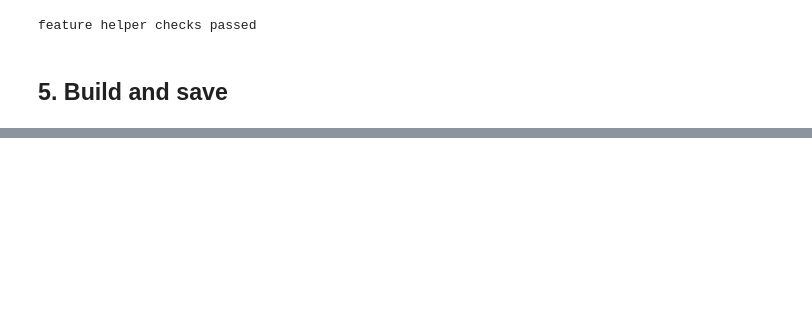
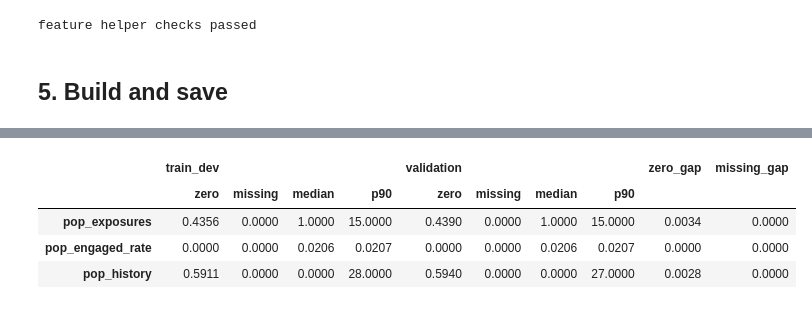
Before and after one commit to liamkunert/BT4222-group17-jdsearch, a Jupyter notebook: notebooks/03_features.ipynb, the cells around one changed output, grey strips where cells are left out. Cells and saved outputs as stored; diff of their text form; code cells hidden in the pictures; blank space fills up the shorter version.

```diff
--- a/notebooks/03_features.ipynb
+++ b/notebooks/03_features.ipynb
@@ -404,0 +450,8 @@ sanity
+# %%
+dist.loc[GROUPS["G2_popularity"]]
+# %% [output]
+|  | train_dev |  |  |  | validation |  |  |  | zero_gap | missing_gap |
+|  | zero | missing | median | p90 | zero | missing | median | p90 |  |  |
+| pop_exposures | 0.4356 | 0.0000 | 1.0000 | 15.0000 | 0.4390 | 0.0000 | 1.0000 | 15.0000 | 0.0034 | 0.0000 |
+| pop_engaged_rate | 0.0000 | 0.0000 | 0.0206 | 0.0207 | 0.0000 | 0.0000 | 0.0206 | 0.0207 | 0.0000 | 0.0000 |
+| pop_history | 0.5911 | 0.0000 | 0.0000 | 28.0000 | 0.5940 | 0.0000 | 0.0000 | 27.0000 | 0.0028 | 0.0000 |
```
Also changed, not shown: parts of 21 cells of this notebook, 5 other files.
